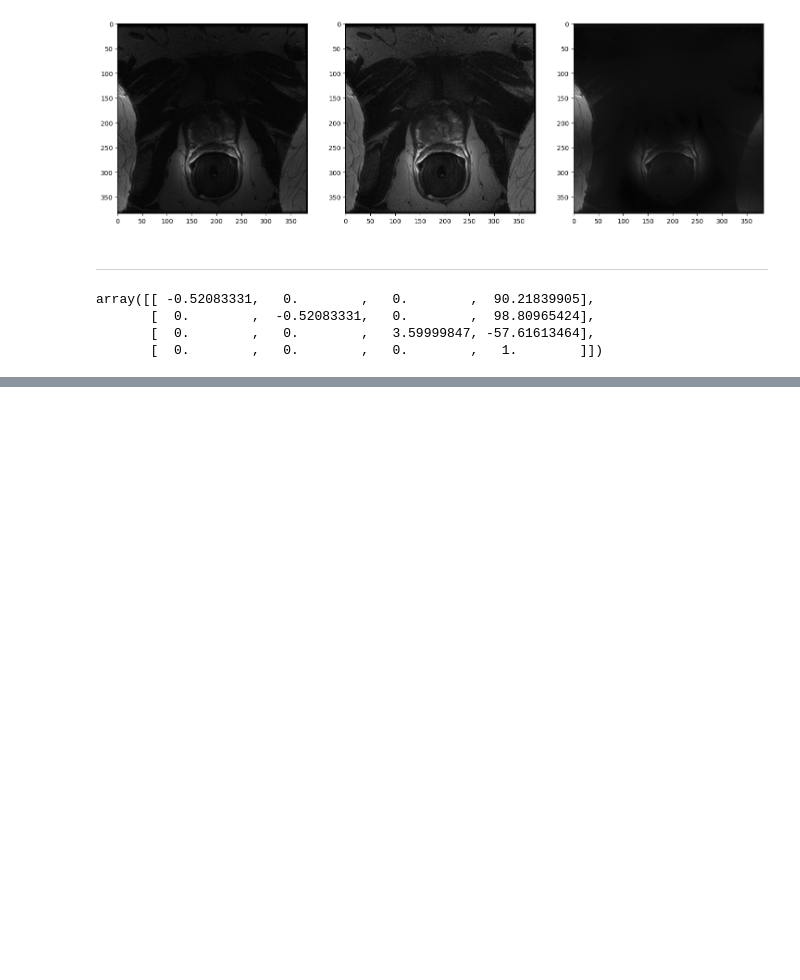
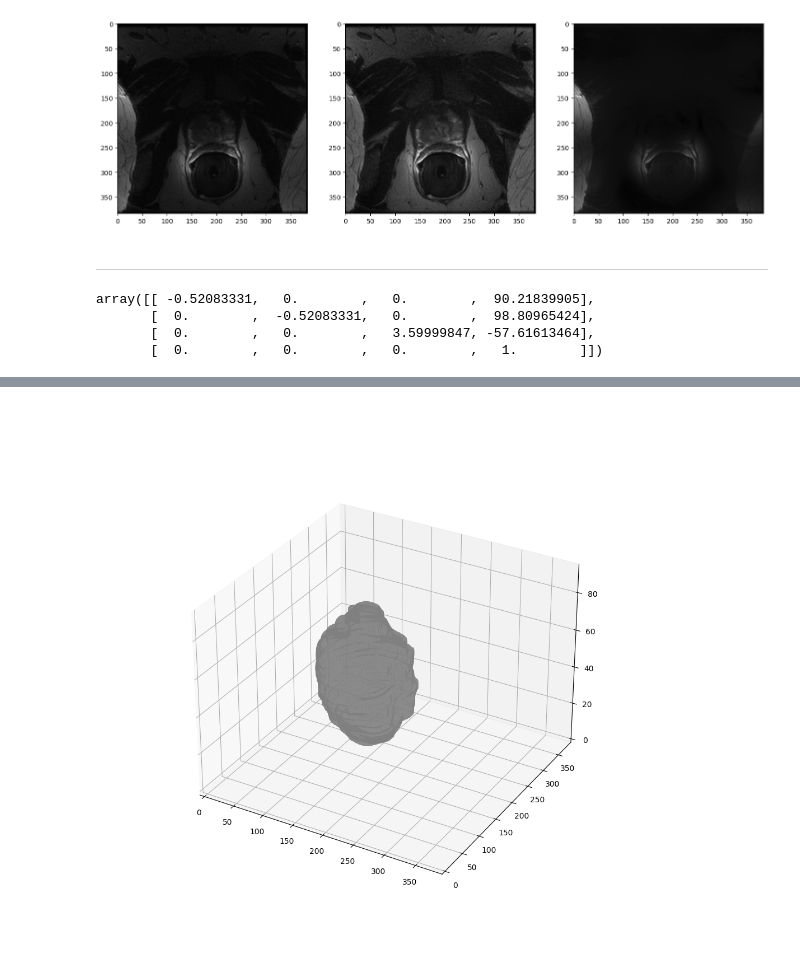
Before and after one commit to mpierangeli/PFI, a Jupyter notebook: viewer.ipynb, the cells around one changed output, grey strips where cells are left out. Saved outputs shown, nothing was run; the diff lists cells and outputs as text; code cells hidden in the pictures; blank space fills up the shorter version.

```diff
--- a/viewer.ipynb
+++ b/viewer.ipynb
@@ -182,0 +192,15 @@ ax[1].imshow(transformed_sujeto[:,:,int(np.size(transformed_sujeto,2)/2)+1],cmap
+# %%
+#%matplotlib widget # si quiero rotar el grafico
+vert,faces,_,_ = marching_cubes(transformed_sujeto,step_size=1)
+fig = plt.figure(figsize=(10,10))
+ax = fig.add_subplot(111,projection="3d")
+mesh = Poly3DCollection(vert[faces],alpha=0.9)
+face_color = [0.5,0.5,0.5]
+mesh.set_facecolor(face_color)
+ax.add_collection(mesh)
+ax.set_xlim (0,transformed_sujeto.shape[0])
+ax.set_ylim (0,transformed_sujeto.shape[1])
+ax.set_zlim (0,transformed_sujeto.shape[2])
+plt.show()
+# %% [output]
+[figure, added]
```
Also changed, not shown: parts of 7 cells of this notebook.
